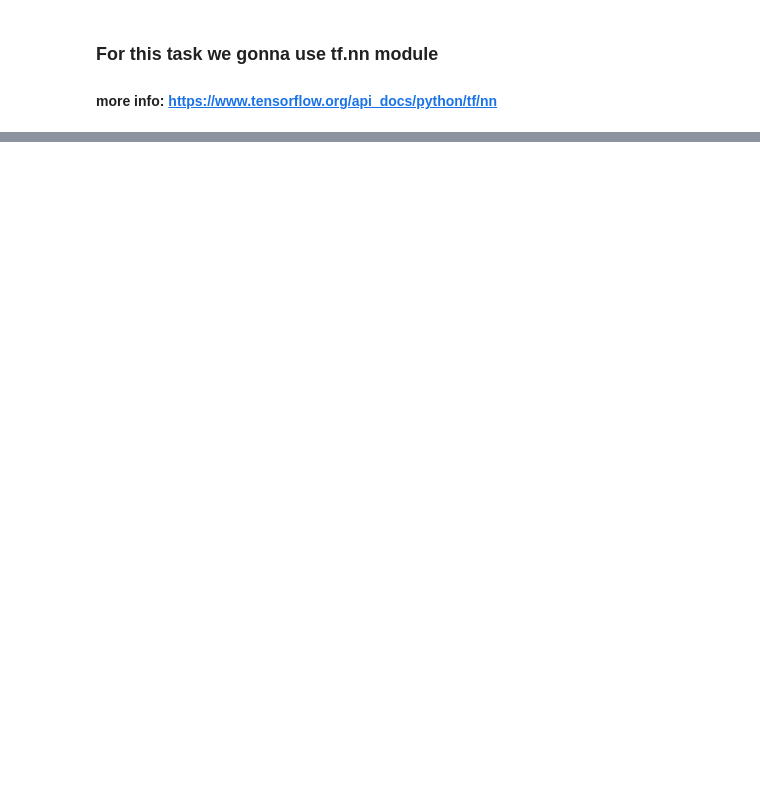
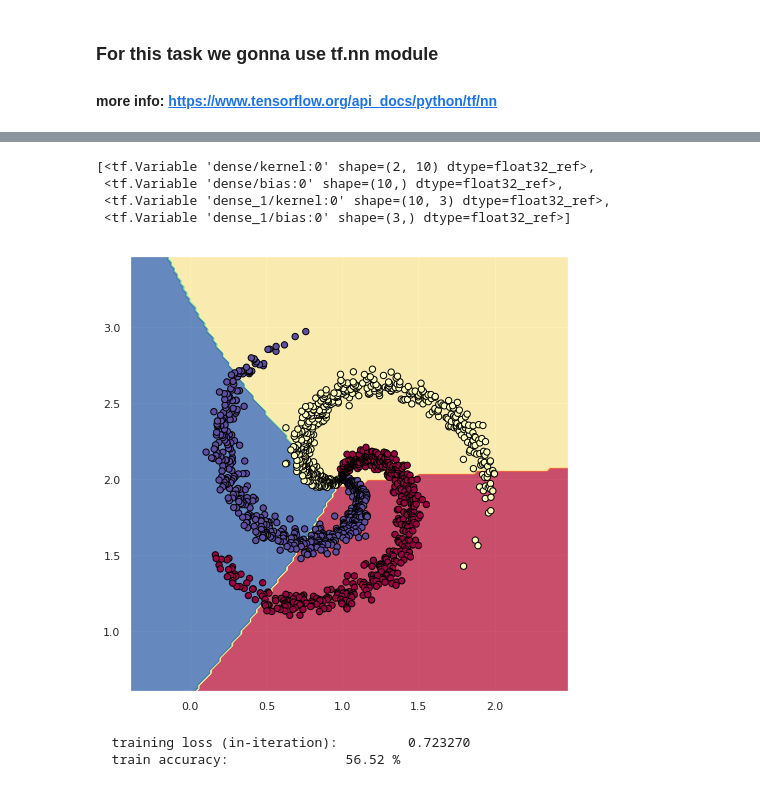
Before and after one commit to garikdza/ISTC_ML_course, a Jupyter notebook: Tensorflow/Simple_models/Simple_NN_with_tf.ipynb, the cells around one changed output, grey strips where cells are left out. Cells and saved outputs as stored; diff of their text form; code cells hidden in the pictures; blank space fills up the shorter version.

```diff
--- a/Tensorflow/Simple_models/Simple_NN_with_tf.ipynb
+++ b/Tensorflow/Simple_models/Simple_NN_with_tf.ipynb
@@ -44,0 +67,5 @@ def model(x, weights, biases, keep_prob):
+# %%
+input_X = tf.placeholder(tf.float32, shape=[None, 2],
+                         name="X")
+target_y = tf.placeholder(tf.int32, shape=[None],
+                          name="target_Y_integer")
@@ -44,0 +104,63 @@ def model(x, weights, biases, keep_prob):
+# %%
+weights = tf.trainable_variables()
+weights
+# %% [output]
+[<tf.Variable 'dense/kernel:0' shape=(2, 10) dtype=float32_ref>,
+ <tf.Variable 'dense/bias:0' shape=(10,) dtype=float32_ref>,
+ <tf.Variable 'dense_1/kernel:0' shape=(10, 3) dtype=float32_ref>,
+ <tf.Variable 'dense_1/bias:0' shape=(3,) dtype=float32_ref>]
+# %%
+num_epochs = 100
+batch_size = 20
+
+with tf.Session() as sess:
+    # initialize global wariables
+    sess.run(tf.global_variables_initializer())
+
+    for epoch in range(num_epochs):
+        # In each epoch, we do a full pass over the training data:
+        train_err = 0
+        train_batches = 0
+
+        sess.run(tf.local_variables_initializer())
+        for batch in iterate_minibatches(X_train, y_train,batch_size):
+            inputs, targets = batch
+
+            _, train_err_batch, _ = sess.run(
+                [train_step, loss, update_accuracy],
+                feed_dict={input_X: inputs, target_y:targets}
+            )
+            train_err += train_err_batch
+            train_batches += 1
+
+        if epoch%2==0:
+            plot()
+
+            train_acc = sess.run(accuracy)
+
+        # And a full pass over the validation data:
+#         sess.run(tf.local_variables_initializer())
+#             for batch in iterate_minibatches(X_test, y_test, batch_size):
+#                 inputs, targets = batch
+#                 sess.run(update_accuracy, feed_dict={input_X: inputs,
+#                                                      target_y:targets})
+#             val_acc = sess.run(accuracy)
+
+
+
+            print("  training loss (in-iteration):\t\t{:.6f}".format(train_err / train_batches))
+
+            print("  train accuracy:\t\t{:.2f} %".format(
+                train_acc * 100))
+            clear_output(wait=True)
+
+#             print("  validation accuracy:\t\t{:.2f} %".format(
+#                 val_acc * 100))
+
+        # save model
+#         save_path = saver.save(sess, model_path, global_step=epoch)
+#         print("  Model saved in file: %s" % save_path)
+# %% [output]
+[figure, added]
+  training loss (in-iteration):         0.723270
+  train accuracy:               56.52 %
```
Also changed, not shown: parts of 7 cells of this notebook, 1 other file.
